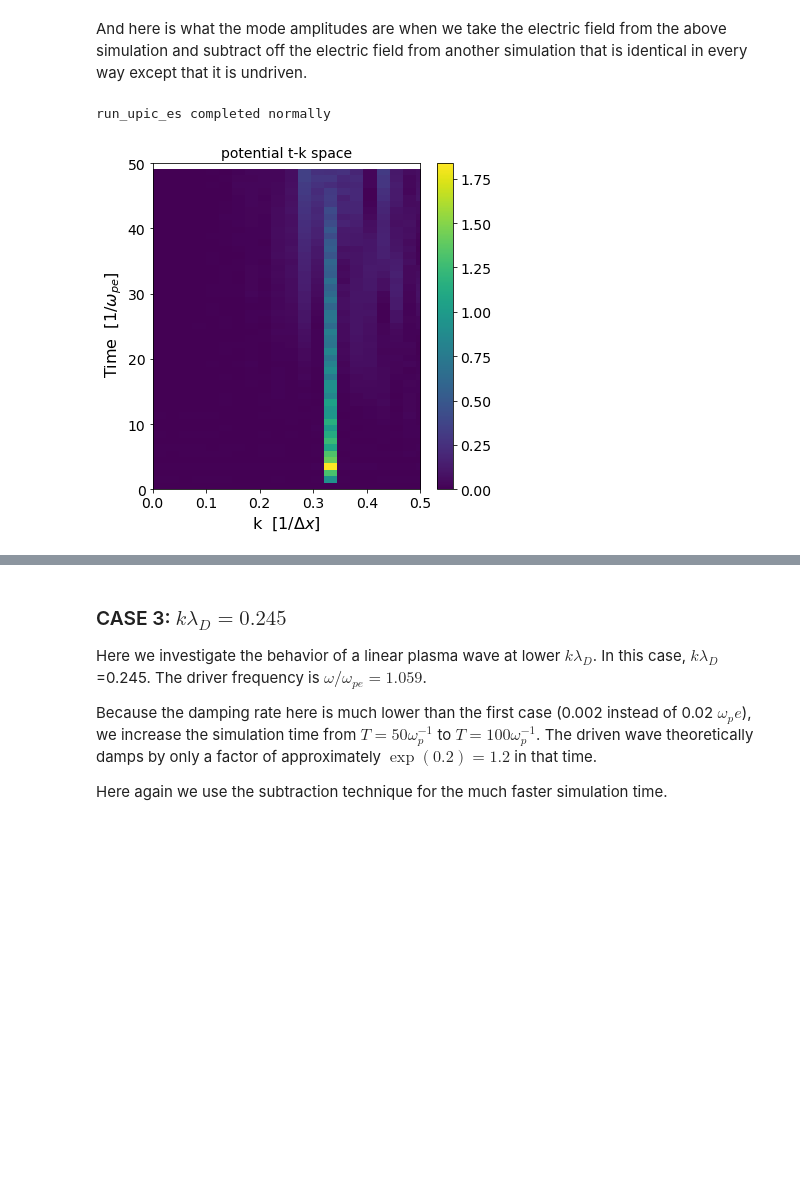
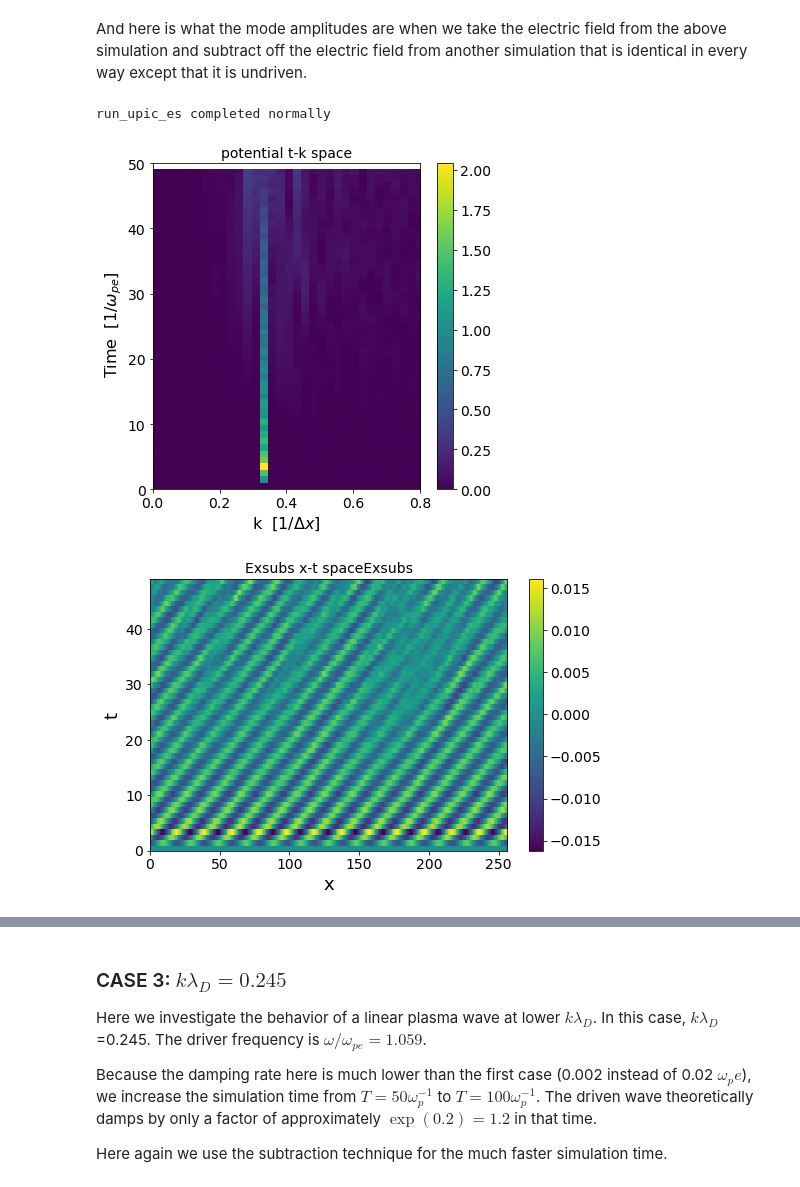
Before and after one commit to UCLA-Plasma-Simulation-Group/JupyterPIC, a Jupyter notebook: dev/Landau-Damping-Sub/landau-damping-v2.ipynb, the cells around one changed output, grey strips where cells are left out. Drawn from its saved outputs; the diff is of its cells as text; code cells hidden in the pictures; blank space fills up the shorter version.

```diff
--- a/dev/Landau-Damping-Sub/landau-damping-v2.ipynb
+++ b/dev/Landau-Damping-Sub/landau-damping-v2.ipynb
@@ -246,11 +263,13 @@ And here is what the mode amplitudes are when we take the electric field from th
 # %%
 dirname = 'landau-kd035'
 
 osiris.run_upic_es_subtech(rundir=dirname,inputfile='landau-kd035.txt')
-osiris.plot_tk_arb(dirname+'-nodriv','Exsubs',klim=0.5,tlim=50)
+osiris.plot_tk_arb(dirname+'-nodriv','Exsubs',klim=0.8,tlim=50)
+osiris.plot_xt_arb(dirname+'-nodriv','Exsubs')
 # %% [output]
 run_upic_es completed normally
-[figure, old version]
+[figure, new version]
+[figure, added]
 # %%
 modenum = 13
 theory_exact=landau_exact(2*np.pi/256.0 * modenum)
```
Also changed, not shown: parts of 11 cells of this notebook, 42 other files.
